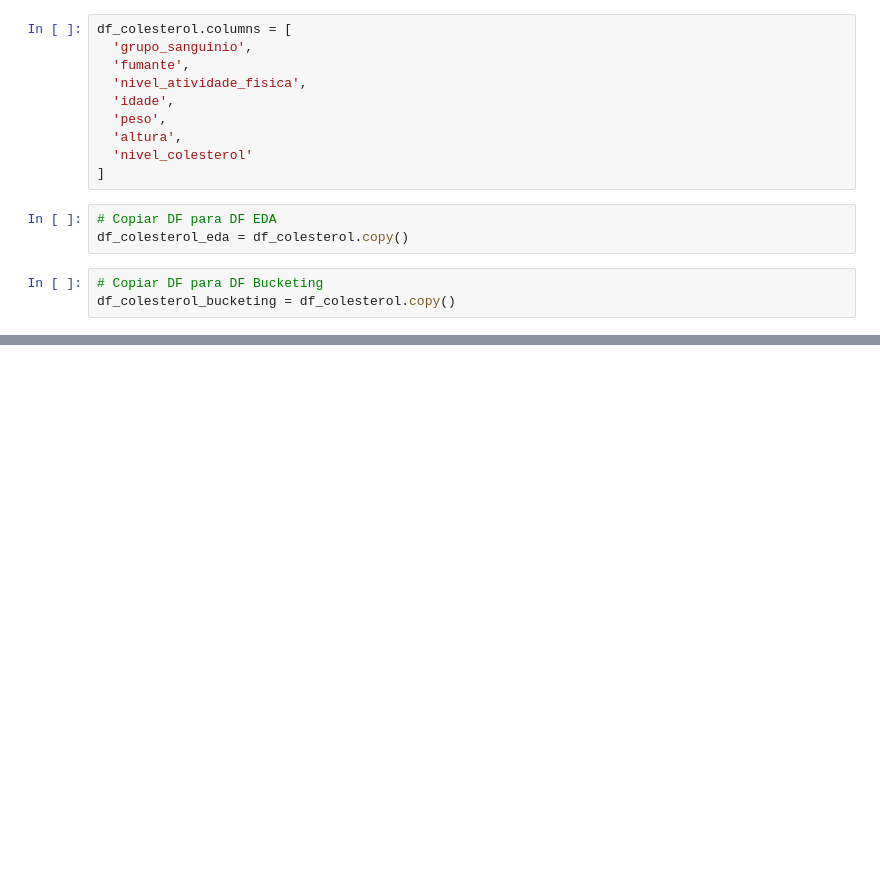
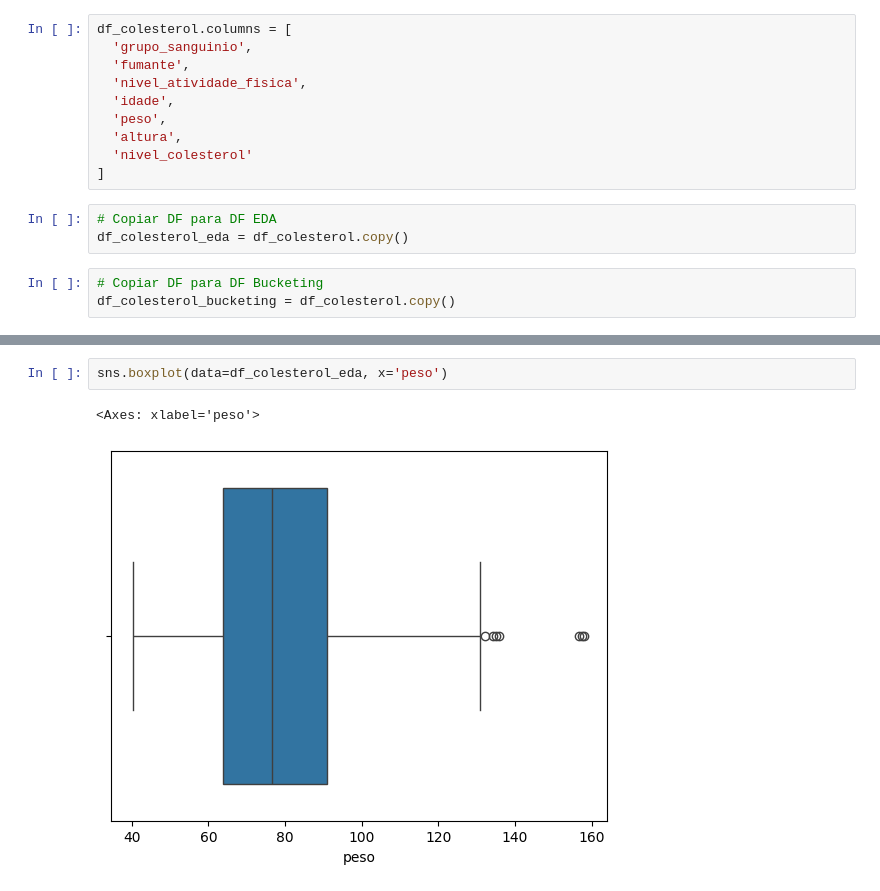
Before and after one commit to lucas5g/regressao-linear-multipla, a Jupyter notebook: aula.ipynb, the cells around one changed output, grey strips where cells are left out. Cells and saved outputs as stored; diff of their text form; blank space fills up the shorter version.

```diff
--- a/aula.ipynb
+++ b/aula.ipynb
@@ -46,0 +182,5 @@ df_colesterol_bucketing = df_colesterol.copy()
+# %%
+sns.boxplot(data=df_colesterol_eda, x='peso')
+# %% [output]
+<Axes: xlabel='peso'>
+[figure, added]
```
Also changed, not shown: parts of 23 cells of this notebook.
